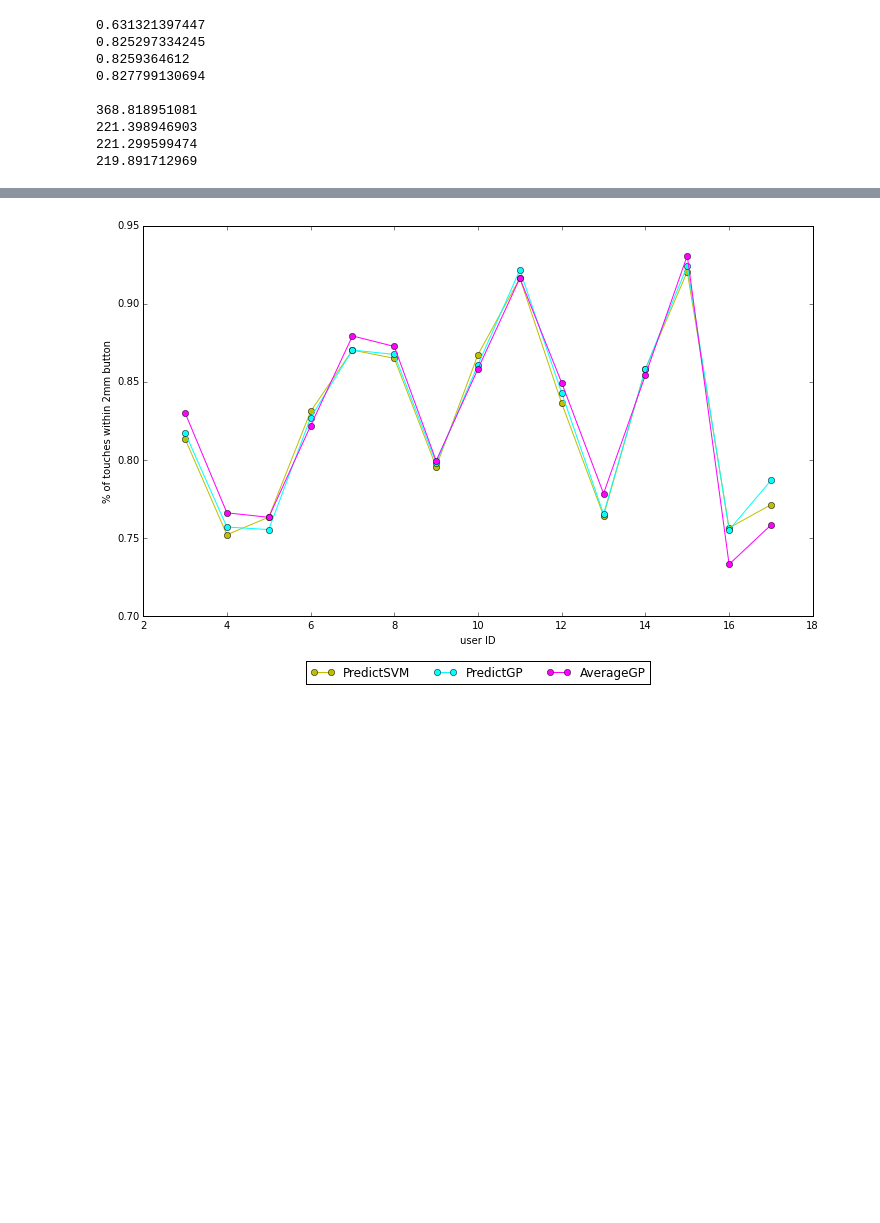
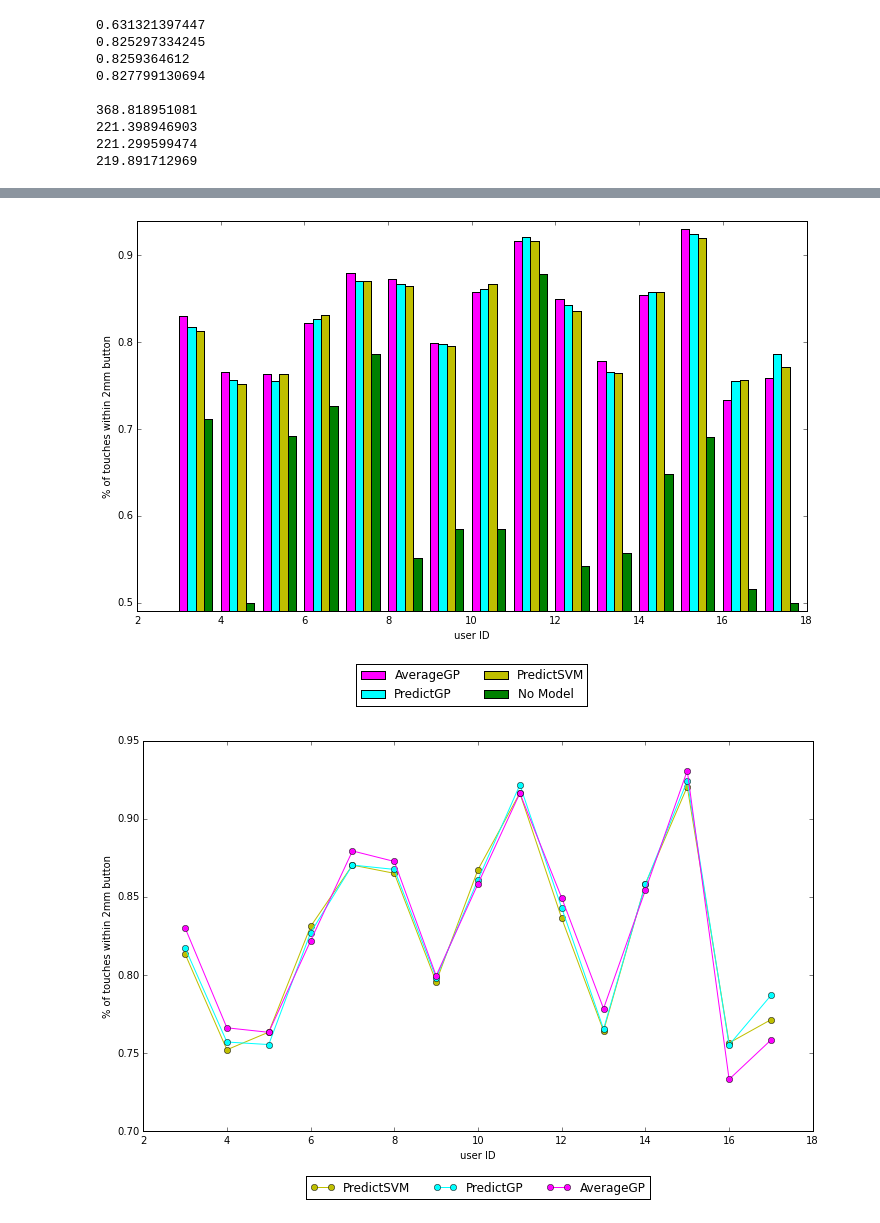
Before and after one commit to Vorte/Level5Project, a Jupyter notebook: notebooks/offsets/ComparePostures.ipynb, the cells around one changed output, grey strips where cells are left out. Cells and saved outputs as stored; diff of their text form; code cells hidden in the pictures; blank space fills up the shorter version.

```diff
--- a/notebooks/offsets/ComparePostures.ipynb
+++ b/notebooks/offsets/ComparePostures.ipynb
@@ -153,3 +186,25 @@ plt.show()
+# %%
+import matplotlib.pyplot as plt
+%matplotlib inline
+
+fig = plt.figure(figsize=(12, 7))
+index = np.arange(3, 18, 1)
+bar_width = 0.2
+
+plt.bar(index, averGP, color='magenta', label='AverageGP', width = bar_width)
+plt.bar(index+bar_width, predGP, color='cyan', label='PredictGP', width = bar_width)
+plt.bar(index+2*bar_width, predSVM, color = 'y', label='PredictSVM', width = bar_width)
+plt.bar(index+3*bar_width, noregr,  color ='g', label='No Model', width = bar_width)
+
+plt.ylim((0.49,0.94))
+plt.legend(loc='best')
+plt.xlabel('user ID')
+plt.ylabel('% of touches within 2mm button')
+plt.legend(loc=9, bbox_to_anchor=(0.5, -0.12), ncol=2)
+#plt.savefig('/home/dimitar/Desktop/Latex/L5Project/mpaper/img/overall_post.png', bbox_inches='tight', dpi=400)
+plt.show()
+# %% [output]
+[figure, added]
 # %%
 fig = plt.figure(figsize=(12, 7))
 
```
Also changed, not shown: parts of 3 cells of this notebook, 1 other file.
